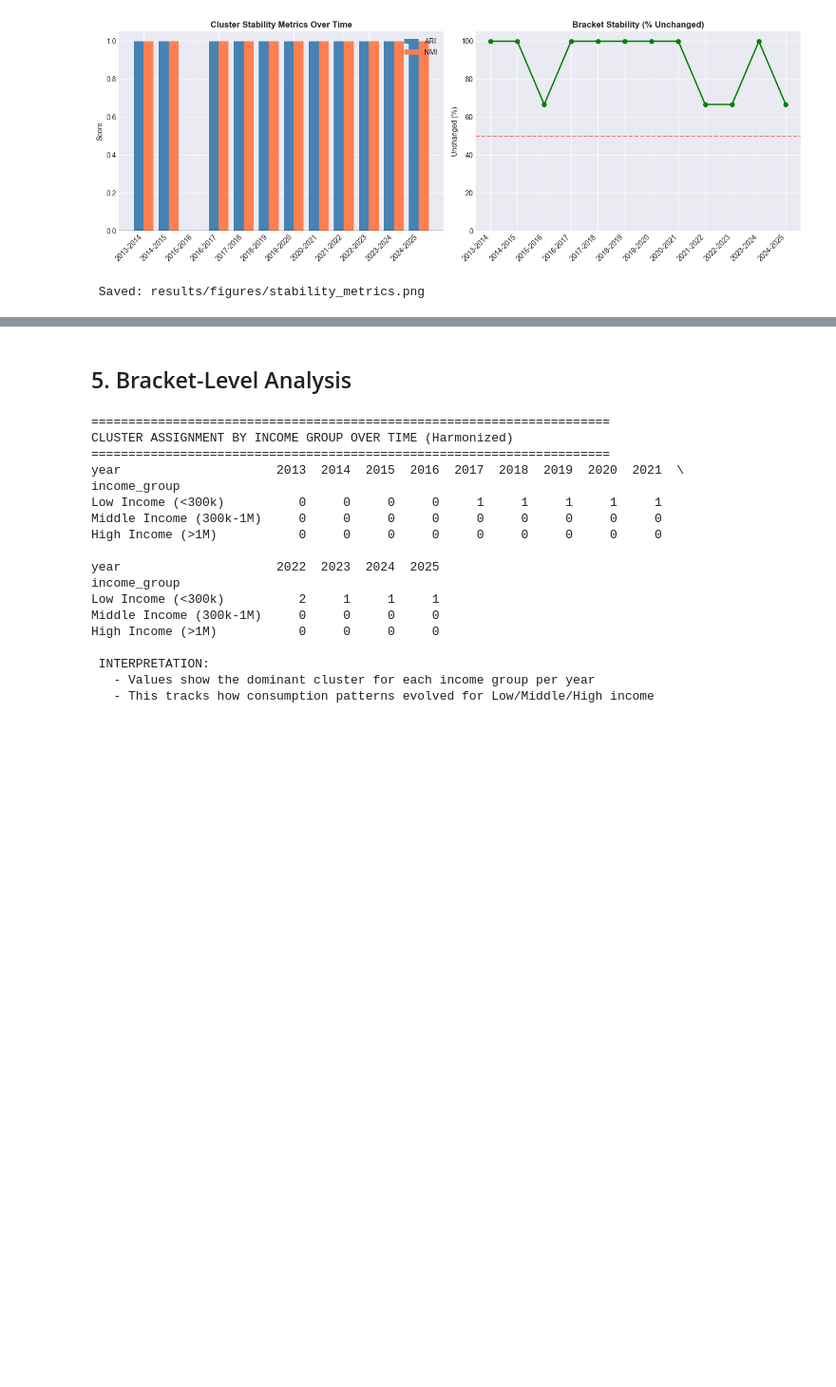
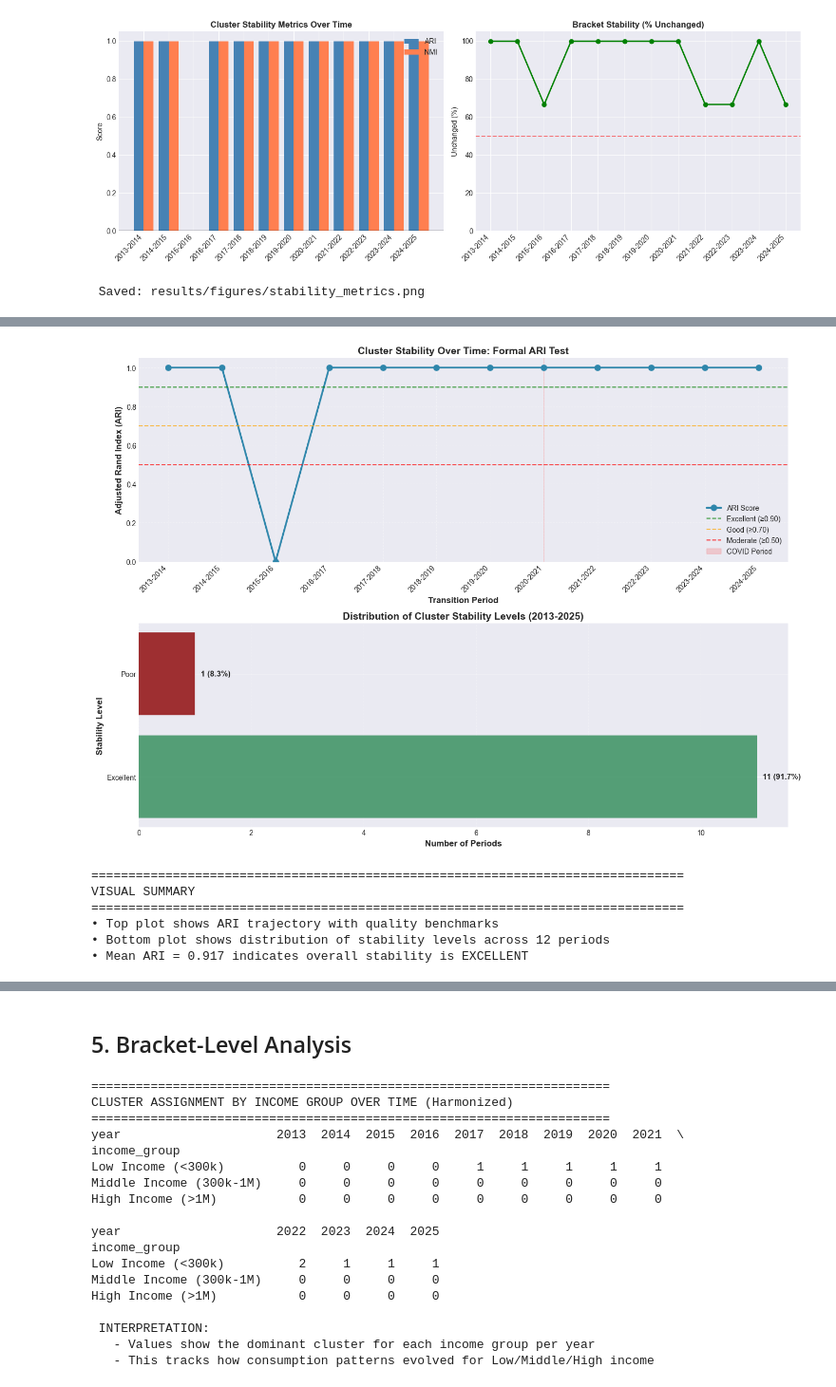
Before and after one commit to Seafood99/Research, a Jupyter notebook: notebooks/04_temporal_stability.ipynb, the cells around one changed output, grey strips where cells are left out. Shown at 95% size. Saved outputs shown, nothing was run; the diff lists cells and outputs as text; code cells hidden in the pictures; blank space fills up the shorter version.

```diff
--- a/notebooks/04_temporal_stability.ipynb
+++ b/notebooks/04_temporal_stability.ipynb
@@ -481,0 +663,68 @@ print(" Saved: results/figures/stability_metrics.png")
+# %%
+# Cell 11c: ARI Trend Visualization
+
+fig, axes = plt.subplots(2, 1, figsize=(14, 10))
+
+# Plot 1: ARI Over Time with Thresholds
+ax1 = axes[0]
+ax1.plot(range(len(ari_values)), ari_values['ARI'],
+         marker='o', linewidth=2.5, markersize=8, color='#2E86AB', label='ARI Score')
+
+# Add quality threshold lines
+ax1.axhline(y=0.90, color='green', linestyle='--', linewidth=1.5, alpha=0.7, label='Excellent (≥0.90)')
+ax1.axhline(y=0.70, color='orange', linestyle='--', linewidth=1.5, alpha=0.7, label='Good (≥0.70)')
+ax1.axhline(y=0.50, color='red', linestyle='--', linewidth=1.5, alpha=0.7, label='Moderate (≥0.50)')
+
+# Highlight COVID period
+covid_mask = (ari_values['Year1'] >= 2020) & (ari_values['Year2'] <= 2021)
+if covid_mask.any():
+    covid_indices = ari_values[covid_mask].index
+    ax1.axvspan(covid_indices.min(), covid_indices.max(), alpha=0.15, color='red', label='COVID Period')
+
+ax1.set_xlabel('Transition Period', fontsize=12, fontweight='bold')
+ax1.set_ylabel('Adjusted Rand Index (ARI)', fontsize=12, fontweight='bold')
+ax1.set_title('Cluster Stability Over Time: Formal ARI Test', fontsize=14, fontweight='bold')
+ax1.set_xticks(range(len(ari_values)))
+ax1.set_xticklabels(ari_values['Period'], rotation=45, ha='right')
+ax1.legend(loc='lower right', fontsize=10)
+ax1.grid(True, alpha=0.3, linestyle='--')
+ax1.set_ylim([0, 1.05])
+
+# Plot 2: Stability Level Distribution (Categorical)
+ax2 = axes[1]
+stability_counts = ari_values['Stability Level'].value_counts()
+colors_map = {'Excellent': '#2E8B57', 'Good': '#4682B4', 'Moderate': '#FF8C00',
+              'Low': '#DC143C', 'Poor': '#8B0000'}
+bar_colors = [colors_map.get(level, 'gray') for level in stability_counts.index]
+
+bars = ax2.barh(stability_counts.index, stability_counts.values, color=bar_colors, alpha=0.8)
+
+# Add value labels on bars
+for i, (idx, val) in enumerate(stability_counts.items()):
+    percentage = (val / len(ari_values)) * 100
+    ax2.text(val + 0.1, i, f'{val} ({percentage:.1f}%)',
+             va='center', fontsize=11, fontweight='bold')
+
+ax2.set_xlabel('Number of Periods', fontsize=12, fontweight='bold')
+ax2.set_ylabel('Stability Level', fontsize=12, fontweight='bold')
+ax2.set_title('Distribution of Cluster Stability Levels (2013-2025)', fontsize=14, fontweight='bold')
+ax2.grid(True, alpha=0.3, axis='x', linestyle='--')
+
+plt.tight_layout()
+plt.show()
+
+# Print visual summary
+print("\n" + "=" * 80)
+print("VISUAL SUMMARY")
+print("=" * 80)
+print(f"• Top plot shows ARI trajectory with quality benchmarks")
+print(f"• Bottom plot shows distribution of stability levels across {len(ari_values)} periods")
+print(f"• Mean ARI = {ari_values['ARI'].mean():.3f} indicates overall stability is {ari_values['Stability Level'].mode()[0].upper()}")
+# %% [output]
+[figure, added]
+================================================================================
+VISUAL SUMMARY
+================================================================================
+• Top plot shows ARI trajectory with quality benchmarks
+• Bottom plot shows distribution of stability levels across 12 periods
+• Mean ARI = 0.917 indicates overall stability is EXCELLENT
```
Also changed, not shown: parts of 4 cells of this notebook, 2 other files.
